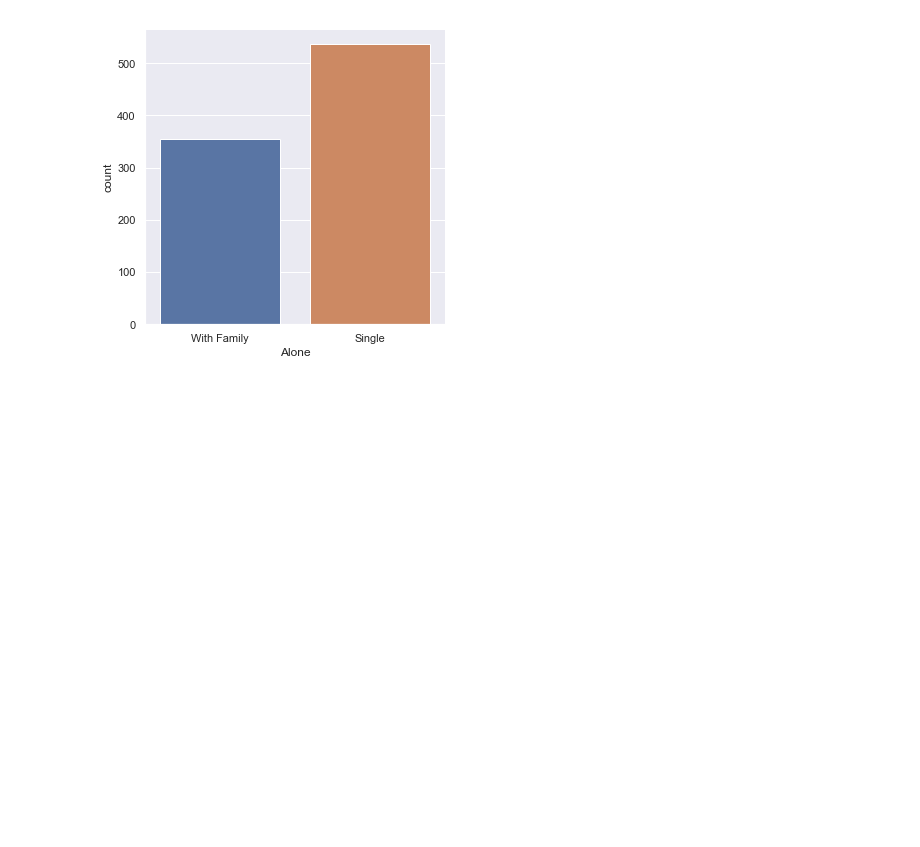
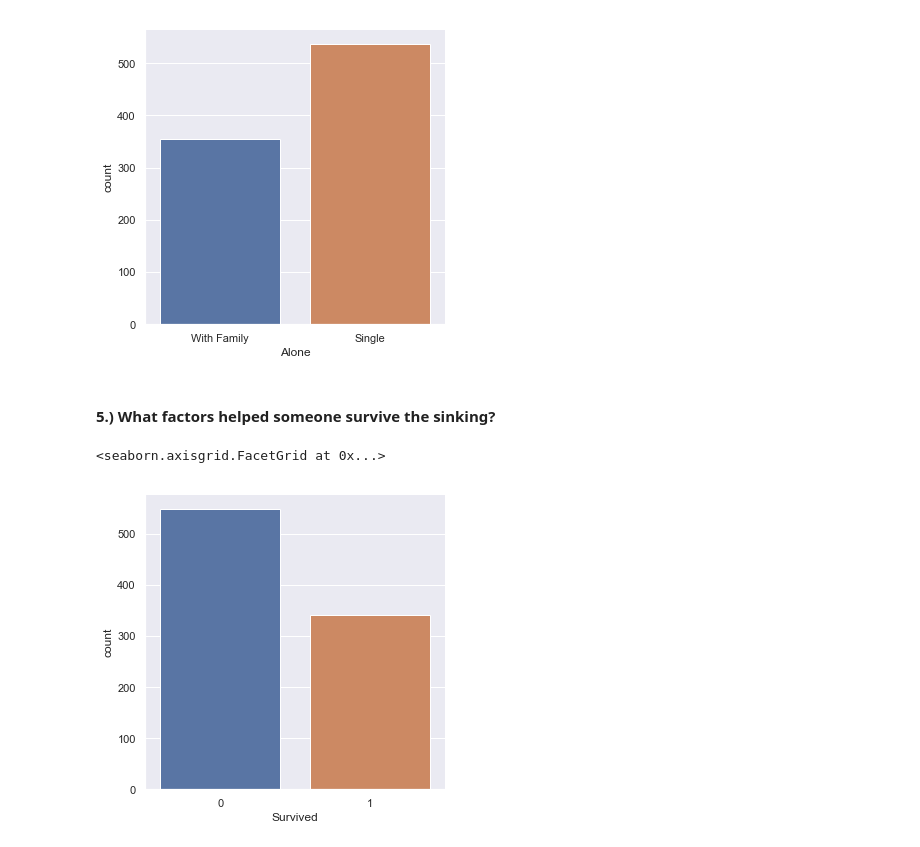
Before and after one commit to Abhijeet-Tiwarii/Data_Analysis_practice_repo, a Jupyter notebook: Titanic_Data Analysis.ipynb, the cells around one changed output. Drawn from its saved outputs; the diff is of its cells as text; code cells hidden in the pictures; blank space fills up the shorter version.

Commit message:
Finished with Titanic Data analysis

```diff
--- a/Titanic_Data Analysis.ipynb
+++ b/Titanic_Data Analysis.ipynb
@@ -169,3 +169,11 @@ sns.factorplot('Alone',data=titanic_df,kind="count")
 # %% [output]
 <seaborn.axisgrid.FacetGrid at 0x...>
 [figure]
+# %% [markdown]
+#### 5.) What factors helped someone survive the sinking?
+# %%
+# let's see how many of them survived and died.
+sns.factorplot('Survived', data= titanic_df,kind = 'count')
+# %% [output]
+<seaborn.axisgrid.FacetGrid at 0x...>
+[figure, added]
```
Also changed, not shown: parts of 18 cells of this notebook.
